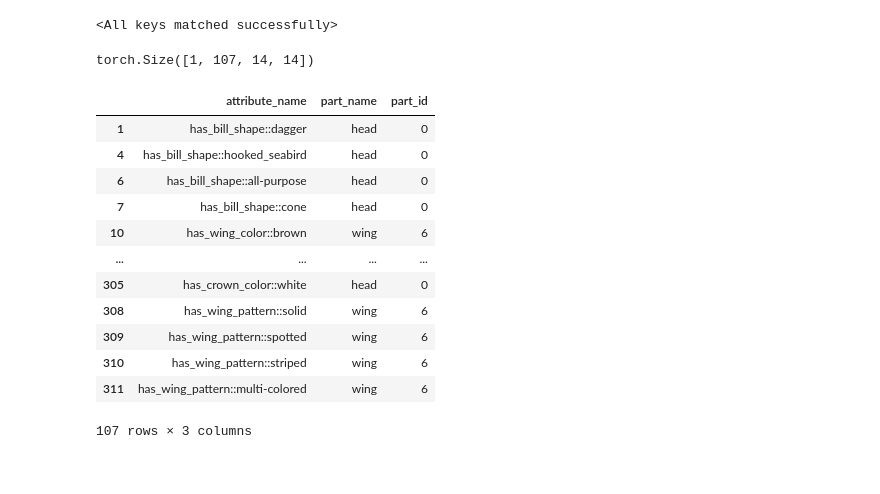
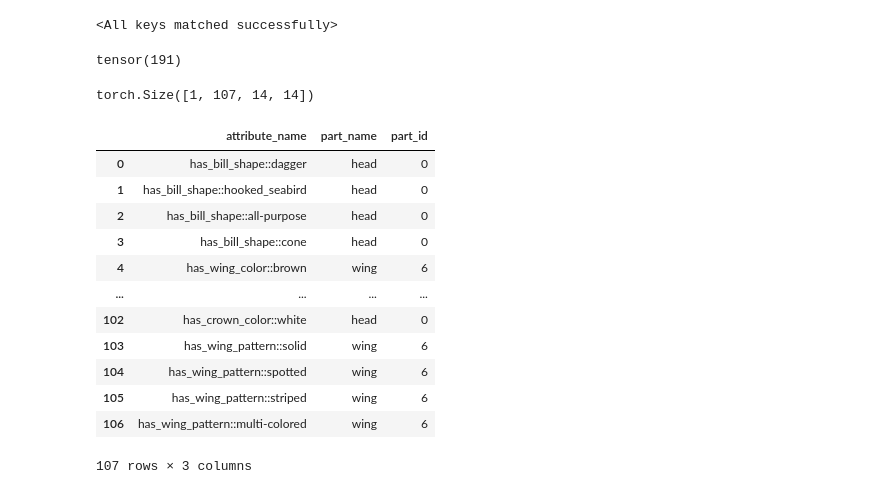
Before and after one commit to zijizhu/clip-concept, a Jupyter notebook: visualization.ipynb, the cells around one changed output. Saved outputs shown, nothing was run; the diff lists cells and outputs as text; code cells hidden in the pictures.

```diff
--- a/visualization.ipynb
+++ b/visualization.ipynb
@@ -32,20 +32,24 @@ with torch.no_grad():
+# %%
+class_tgts
+# %% [output]
+tensor(191)
 # %%
 attn_maps.shape
 # %% [output]
 torch.Size([1, 107, 14, 14])
 # %%
-dataset_val.attribute_df
+dataset_val.attribute_df.reset_index(drop=True)
 # %% [output]
 |  | attribute_name | part_name | part_id |
-| 1 | has_bill_shape::dagger | head | 0 |
-| 4 | has_bill_shape::hooked_seabird | head | 0 |
-| 6 | has_bill_shape::all-purpose | head | 0 |
-| 7 | has_bill_shape::cone | head | 0 |
-| 10 | has_wing_color::brown | wing | 6 |
+| 0 | has_bill_shape::dagger | head | 0 |
+| 1 | has_bill_shape::hooked_seabird | head | 0 |
+| 2 | has_bill_shape::all-purpose | head | 0 |
+| 3 | has_bill_shape::cone | head | 0 |
+| 4 | has_wing_color::brown | wing | 6 |
 | ... | ... | ... | ... |
-| 305 | has_crown_color::white | head | 0 |
-| 308 | has_wing_pattern::solid | wing | 6 |
-| 309 | has_wing_pattern::spotted | wing | 6 |
-| 310 | has_wing_pattern::striped | wing | 6 |
-| 311 | has_wing_pattern::multi-colored | wing | 6 |
+| 102 | has_crown_color::white | head | 0 |
+| 103 | has_wing_pattern::solid | wing | 6 |
+| 104 | has_wing_pattern::spotted | wing | 6 |
+| 105 | has_wing_pattern::striped | wing | 6 |
+| 106 | has_wing_pattern::multi-colored | wing | 6 |
 107 rows × 3 columns
```
Also changed, not shown: parts of 8 cells of this notebook, 1 other file.
